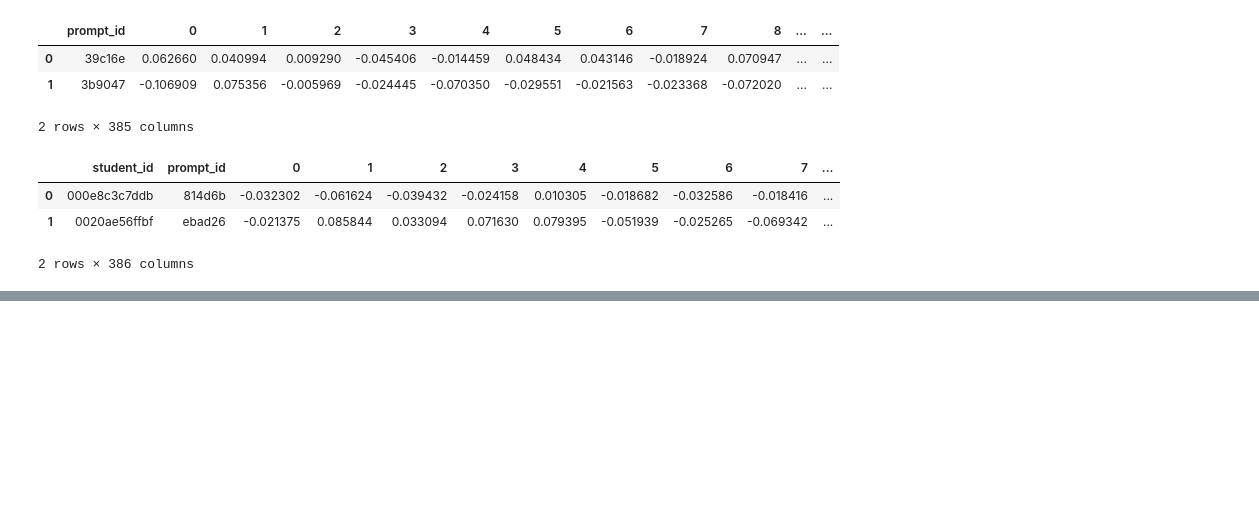
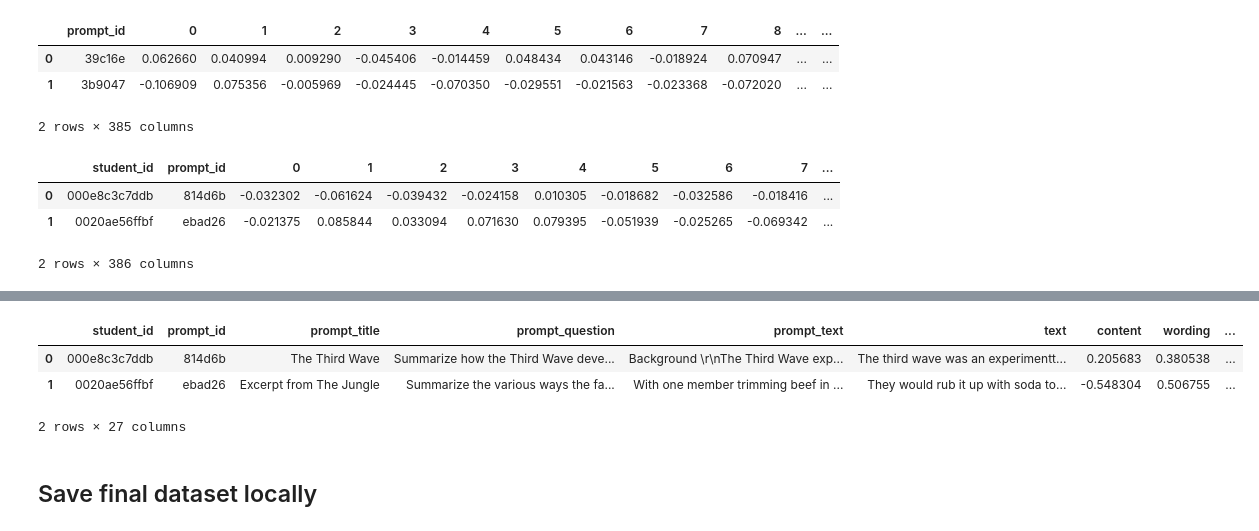
Before and after one commit to phnascimento2/kaggle-summary-text-competition, a Jupyter notebook: notebooks/commonlit-eda.ipynb, the cells around one changed output, grey strips where cells are left out. Cells and saved outputs as stored; diff of their text form; code cells hidden in the pictures; blank space fills up the shorter version.

```diff
--- a/notebooks/commonlit-eda.ipynb
+++ b/notebooks/commonlit-eda.ipynb
@@ -74,0 +87,44 @@ display(text_embeddings.head(2), question_embeddings.head(2), summary_embeddings
+# %%
+#Reorder columns. Removing 'fixed_summary_text' from the final dataframe
+cols = ['student_id','prompt_id','prompt_title','prompt_question','prompt_text','text','content','wording','prompt_length',
+        'summary_length','length_ratio','splling_err_num','word_overlap_count','word_overlap_ratio','bigram_overlap_count',
+        'bigram_overlap_ratio','trigram_overlap_count','trigram_overlap_ratio','quotes_count','cos_text','cos_question']
+
+df_final = df_full.loc[:, cols]
+
+#Generates 2D components of each embedded text (text reference, question and summary)
+text_emb_2d = UMAP().fit_transform(text_embeddings.iloc[:,1:])
+question_emb_2d = UMAP().fit_transform(question_embeddings.iloc[:,1:])
+summary_emb_2d = UMAP().fit_transform(summary_embeddings.iloc[:,2:])
+
+
+#Concatenates text umap x,y components + question umap x,y components + prompt ids horizontally for posterior merge with final dataframe
+txt_qst_umap_temp = pd.concat([
+    text_embeddings.prompt_id.to_frame(),
+    pd.DataFrame(text_emb_2d, columns=['txt_emb_umap_2d_X','txt_emb_umap_2d_Y']),
+    pd.DataFrame(question_emb_2d, columns=['qst_emb_umap_2d_X','qst_emb_umap_2d_Y']),
+    ],axis=1)
+
+
+#Concatenates final dataframe + summaries umap x,y components horizontally for posterior merge with text/prompts dataframe
+summary_umap_temp = pd.concat([
+    df_final,
+    pd.DataFrame(summary_emb_2d, columns=['sum_emb_umap_2d_X','sum_emb_umap_2d_Y'])
+    ],axis=1)
+
+#Merge the two temp dataframes
+
+df_final = summary_umap_temp.merge(txt_qst_umap_temp, how='left')
+
+#Deletes temporary dataframes
+del txt_qst_umap_temp, summary_umap_temp
+
+
+df_final.head(2)
+# %% [output]
+|  | student_id | prompt_id | prompt_title | prompt_question | prompt_text | text | content | wording | ... |
+| 0 | 000e8c3c7ddb | 814d6b | The Third Wave | Summarize how the Third Wave deve... | Background \r\nThe Third Wave exp... | The third wave was an experimentt... | 0.205683 | 0.380538 | ... |
+| 1 | 0020ae56ffbf | ebad26 | Excerpt from The Jungle | Summarize the various ways the fa... | With one member trimming beef in ... | They would rub it up with soda to... | -0.548304 | 0.506755 | ... |
+2 rows × 27 columns
+# %% [markdown]
+## Save final dataset locally
```
Also changed, not shown: parts of 5 cells of this notebook, 1 other file.
